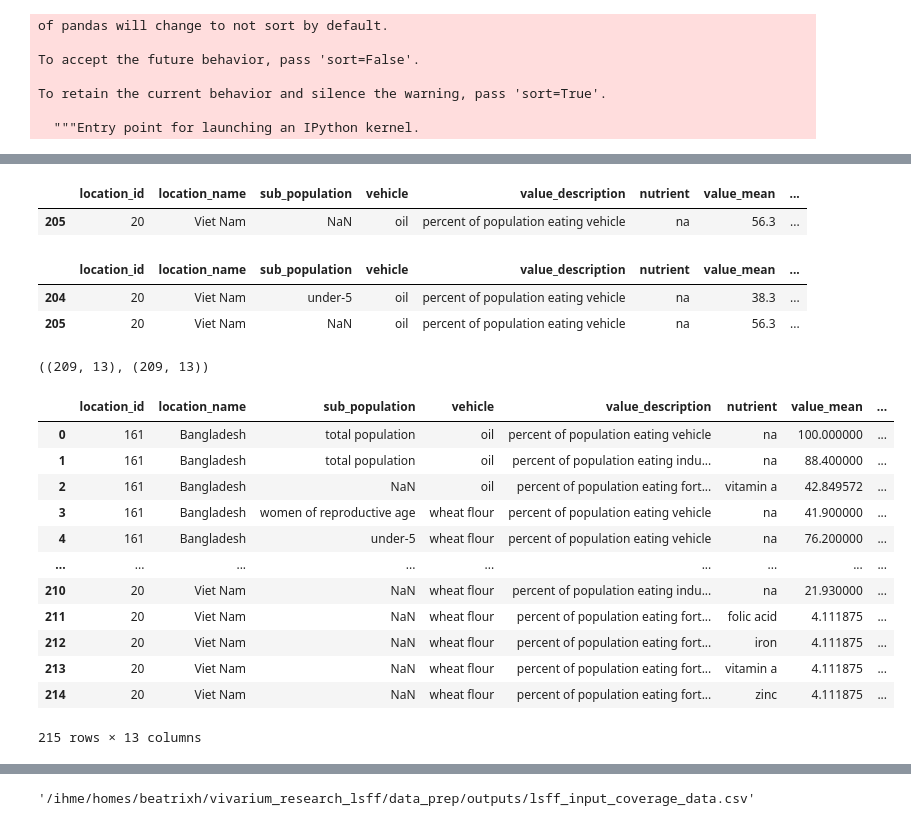
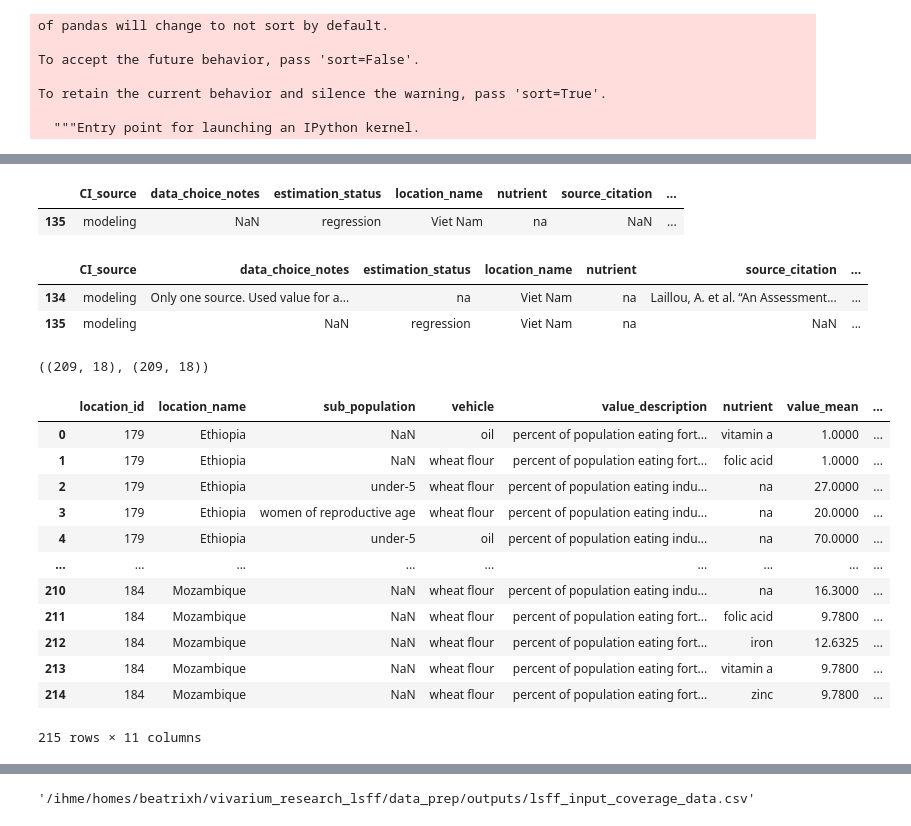
Before and after one commit to ihmeuw/vivarium_research_lsff, a Jupyter notebook: data_prep/pipeline/interim/2021_03_24_concat_data_tiers.ipynb, the cells around one changed output, grey strips where cells are left out. Cells and saved outputs as stored; diff of their text form; code cells hidden in the pictures.

Commit message:
calc data richness score

```diff
--- a/data_prep/pipeline/interim/2021_03_24_concat_data_tiers.ipynb
+++ b/data_prep/pipeline/interim/2021_03_24_concat_data_tiers.ipynb
@@ -43,20 +59,20 @@ To retain the current behavior and silence the warning, pass 'sort=True'.
 # %%
 all_data = all_data.drop(columns='location_id')
 
-sort_helper = {
-    'percent of population eating fortified vehicle': 'C',
- 'percent of population eating industrially produced vehicle': 'B',
- 'percent of population eating vehicle': 'A'}
+# sort_helper = {
+#     'percent of population eating fortified vehicle': 'C',
+#  'percent of population eating industrially produced vehicle': 'B',
+#  'percent of population eating vehicle': 'A'}
 
 
-all_data['sort_helper'] = all_data.value_description.map(sort_helper)
+# all_data['sort_helper'] = all_data.value_description.map(sort_helper)
 
-all_data = all_data.sort_values(['location_name','vehicle','sort_helper','value_description','nutrient']).drop(columns='sort_helper')
+# all_data = all_data.sort_values(['location_name','vehicle','sort_helper','value_description','nutrient']).drop(columns='sort_helper')
 
-col_order = ['location_name','vehicle','value_description','nutrient','value_mean','value_025_percentile','value_975_percentile','sub_population','estimation_status', 'source_citation',
-       'source_link', 'data_choice_notes', 'CI_source']
+# col_order = ['location_name','vehicle','value_description','nutrient','value_mean','value_025_percentile','value_975_percentile','sub_population','estimation_status', 'source_citation',
+#        'source_link', 'data_choice_notes', 'CI_source']
 
-all_data = all_data[col_order]
+# all_data = all_data[col_order]
 # %%
 all_data
 # %% [output]
@@ -84,7 +100,7 @@ loc_metadata = loc_metadata.loc[loc_metadata.location_name.isin(all_data.locatio
 # %%
 all_data = all_data.merge(loc_metadata, on = 'location_name', how = 'left')
 # %%
-df = all_data[final_cols]
+df = all_data.copy()#[final_cols + ['estimation_status']]
 # %%
 df.head()
 # %% [output]
@@ -178,34 +166,34 @@ df.loc[(df.nq_counts==2) &
 df.loc[(df.nq_counts==2) &
        ~(df.subpop_val.isin(['under-5','women of reproductive age']))]
 # %% [output]
-|  | location_id | location_name | sub_population | vehicle | value_description | nutrient | value_mean | ... |
-| 205 | 20 | Viet Nam | NaN | oil | percent of population eating vehicle | na | 56.3 | ... |
+|  | CI_source | data_choice_notes | estimation_status | location_name | nutrient | source_citation | ... |
+| 135 | modeling | NaN | regression | Viet Nam | na | NaN | ... |
 # %%
 df.loc[(df.location_name=="Viet Nam") & (df.vehicle=="oil") & (df.value_description=="percent of population eating vehicle")]
 # %% [output]
-|  | location_id | location_name | sub_population | vehicle | value_description | nutrient | value_mean | ... |
-| 204 | 20 | Viet Nam | under-5 | oil | percent of population eating vehicle | na | 38.3 | ... |
-| 205 | 20 | Viet Nam | NaN | oil | percent of population eating vehicle | na | 56.3 | ... |
+|  | CI_source | data_choice_notes | estimation_status | location_name | nutrient | source_citation | ... |
+| 134 | modeling | Only one source. Used value for a... | na | Viet Nam | na | Laillou, A. et al. “An Assessment... | ... |
+| 135 | modeling | NaN | regression | Viet Nam | na | NaN | ... |
 # %%
 df.loc[(df.nq_counts==2) &
        ~(df.subpop_val.isin(['under-5','women of reproductive age'])),'wra_applicable'] = True
 # %%
 df[(df.wra_applicable)].shape, df[(df.u5_applicable)].shape
 # %% [output]
-((209, 13), (209, 13))
+((209, 18), (209, 18))
 # %%
-df[final_cols + ['u5_applicable','wra']]
+df[final_cols + ['u5_applicable','wra_applicable']]
 # %% [output]
 |  | location_id | location_name | sub_population | vehicle | value_description | nutrient | value_mean | ... |
-| 0 | 161 | Bangladesh | total population | oil | percent of population eating vehicle | na | 100.000000 | ... |
-| 1 | 161 | Bangladesh | total population | oil | percent of population eating indu... | na | 88.400000 | ... |
-| 2 | 161 | Bangladesh | NaN | oil | percent of population eating fort... | vitamin a | 42.849572 | ... |
-| 3 | 161 | Bangladesh | women of reproductive age | wheat flour | percent of population eating vehicle | na | 41.900000 | ... |
-| 4 | 161 | Bangladesh | under-5 | wheat flour | percent of population eating vehicle | na | 76.200000 | ... |
+| 0 | 179 | Ethiopia | NaN | oil | percent of population eating fort... | vitamin a | 1.0000 | ... |
+| 1 | 179 | Ethiopia | NaN | wheat flour | percent of population eating fort... | folic acid | 1.0000 | ... |
+| 2 | 179 | Ethiopia | under-5 | wheat flour | percent of population eating indu... | na | 27.0000 | ... |
+| 3 | 179 | Ethiopia | women of reproductive age | wheat flour | percent of population eating indu... | na | 20.0000 | ... |
+| 4 | 179 | Ethiopia | under-5 | oil | percent of population eating indu... | na | 70.0000 | ... |
 | ... | ... | ... | ... | ... | ... | ... | ... | ... |
-| 210 | 20 | Viet Nam | NaN | wheat flour | percent of population eating indu... | na | 21.930000 | ... |
-| 211 | 20 | Viet Nam | NaN | wheat flour | percent of population eating fort... | folic acid | 4.111875 | ... |
-| 212 | 20 | Viet Nam | NaN | wheat flour | percent of population eating fort... | iron | 4.111875 | ... |
-| 213 | 20 | Viet Nam | NaN | wheat flour | percent of population eating fort... | vitamin a | 4.111875 | ... |
-| 214 | 20 | Viet Nam | NaN | wheat flour | percent of population eating fort... | zinc | 4.111875 | ... |
+| 210 | 184 | Mozambique | NaN | wheat flour | percent of population eating indu... | na | 16.3000 | ... |
+| 211 | 184 | Mozambique | NaN | wheat flour | percent of population eating fort... | folic acid | 9.7800 | ... |
+| 212 | 184 | Mozambique | NaN | wheat flour | percent of population eating fort... | iron | 12.6325 | ... |
+| 213 | 184 | Mozambique | NaN | wheat flour | percent of population eating fort... | vitamin a | 9.7800 | ... |
+| 214 | 184 | Mozambique | NaN | wheat flour | percent of population eating fort... | zinc | 9.7800 | ... |
-215 rows × 13 columns
+215 rows × 11 columns
```
Also changed, not shown: parts of 8 cells of this notebook, 6 other files.
